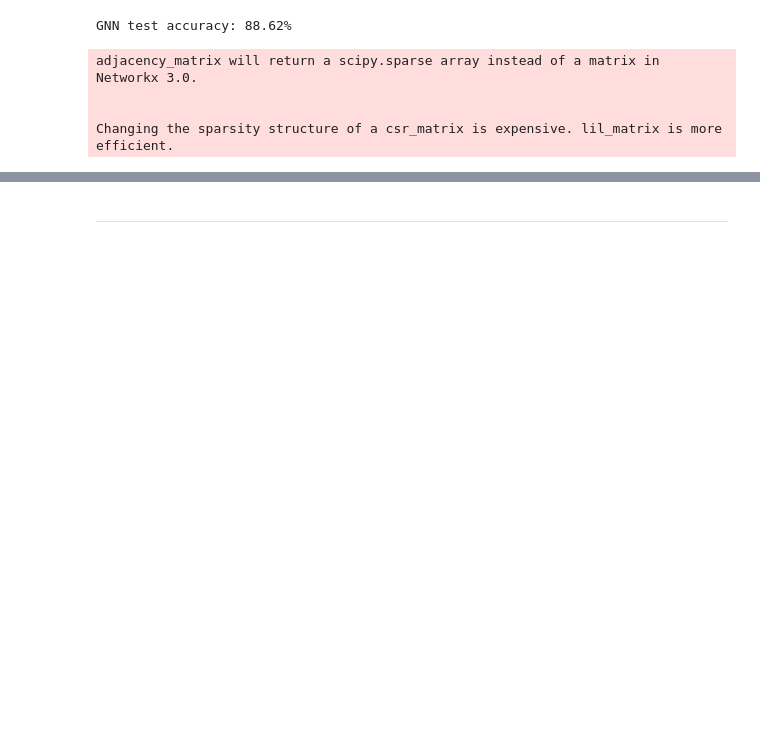
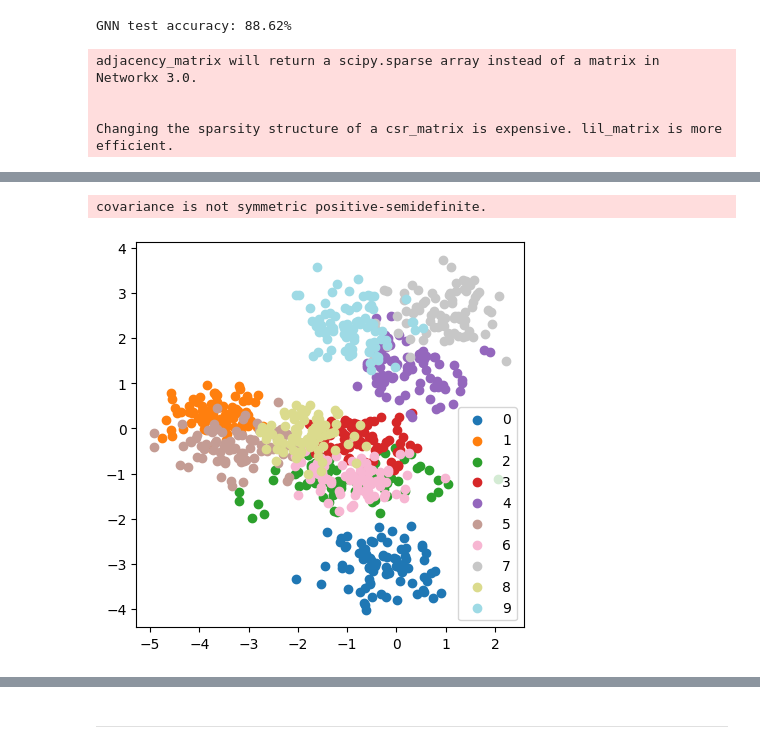
Before and after one commit to richieBao/USDA_special_study, a Jupyter notebook: code/4.10.4-图神经网络（GNN）.ipynb, the cells around one changed output, grey strips where cells are left out. Cells and saved outputs as stored; diff of their text form; code cells hidden in the pictures; blank space fills up the shorter version.

```diff
--- a/code/4.10.4-图神经网络（GNN）.ipynb
+++ b/code/4.10.4-图神经网络（GNN）.ipynb
@@ -578,0 +1088,5 @@ Changing the sparsity structure of a csr_matrix is expensive. lil_matrix is more
+# %%
+# Initialize model, optimizer, loss
+model = usda_nx.VariationalAutoEncoder(INPUT_DIM, Z_DIM).to(device)
+optimizer = torch.optim.Adam(model.parameters(), lr=LR_RATE)
+loss_fn = nn.BCELoss(reduction="sum")
@@ -578,0 +1103,3 @@ Changing the sparsity structure of a csr_matrix is expensive. lil_matrix is more
+# %%
+# Run training
+usda_nx.vae_train(NUM_EPOCHS, model, optimizer, loss_fn,train_loader,INPUT_DIM,device)
@@ -578,0 +1117,32 @@ Changing the sparsity structure of a csr_matrix is expensive. lil_matrix is more
+# %%
+images = []
+idx = 0
+for x, y in dataset:
+    if y == idx:
+        images.append(x.to(device))
+        idx += 1
+    if idx == 10:
+        break
+
+encodings_digit = []
+for d in range(10):
+    with torch.no_grad():
+        mu, sigma = model.encode(images[d].view(1, 784))
+    encodings_digit.append((mu, sigma))
+# %%
+means=np.array([i[0][0].detach().cpu().numpy() for i in encodings_digit])
+covs=np.array([i[1][0].detach().cpu().numpy() for i in encodings_digit])
+covs_diag=[np.diag(i) for i in covs]
+
+pts_lst=[np.random.multivariate_normal(mean, cov, size=80) for mean,cov in zip(means,covs_diag)]
+# %% [output]
+covariance is not symmetric positive-semidefinite.
+# %%
+colors=usda_utils.cmap2hex('tab20',10)
+fig, ax = plt.subplots(figsize=(5,5))
+for idx,pts in enumerate(pts_lst):
+    ax.scatter(pts[:,0], pts[:,1],c=colors[idx],label=f'{idx}')
+ax.legend()
+plt.show()
+# %% [output]
+[figure, added]
```
Also changed, not shown: parts of 129 cells of this notebook, 48 other files.
